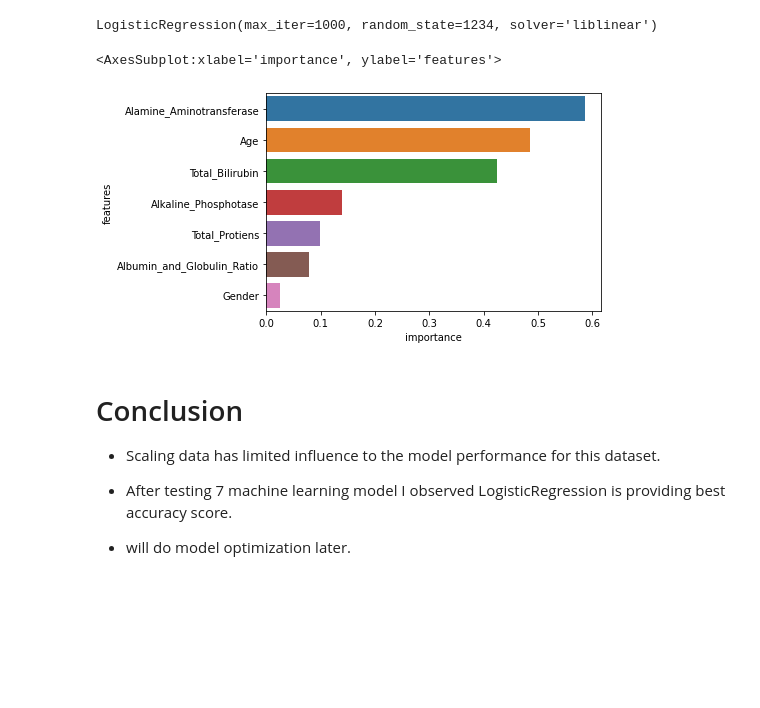
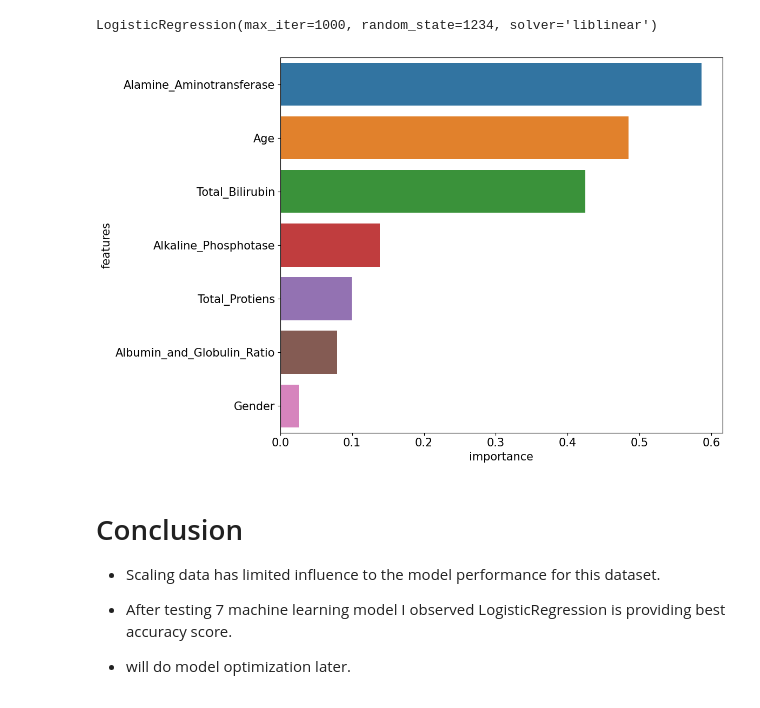
Before and after one commit to mkrout1/Healthcare_Liver_disease_prediction, a Jupyter notebook: Liver disease prediction using machine learning-git.ipynb, the cells around one changed output. Saved outputs shown, nothing was run; the diff lists cells and outputs as text; code cells hidden in the pictures; blank space fills up the shorter version.

```diff
--- a/Liver disease prediction using machine learning-git.ipynb
+++ b/Liver disease prediction using machine learning-git.ipynb
@@ -175,10 +169,14 @@ From the range of values it is quite clear that data needs normalization.
 # %% [markdown]
 ## Feature correlations
 # %%
-plt.figure(figsize=[10,8])
+# plt.rcParams.update(plt.rcParamsDefault)
+
+plt.figure(figsize=[17,15])
 sns.heatmap(data= data.corr(),annot=True,linewidths=0.5,cmap='coolwarm',
-            annot_kws={"fontsize":14},fmt='0.2f')
+            annot_kws={"fontsize":18},fmt='0.2f')
 
-# plt.tight_layout()
-# plt.savefig("images/corr1.png",facecolor='white', transparent=False)
+plt.rc('font',size=18)
+
+plt.tight_layout()
+plt.savefig("images/corr1.png",facecolor='white', transparent=False)
 # %% [output]
@@ -376,6 +377,7 @@ results_df = pd.DataFrame(np.array(results).transpose(),columns=names)
 plt.figure(figsize=[12,8])
 sns.boxplot(data=results_df)
 
-# plt.tight_layout()
-# plt.savefig("images/model_before_scaling.png",facecolor='white', transparent=False)
+plt.rc('font',size=15)
+plt.tight_layout()
+plt.savefig("images/model_before_scaling.png",facecolor='white', transparent=False)
 # %% [output]
@@ -400,5 +401,10 @@ xs.head(5)
 | 3 | 0.52 | 0.0 | 0.000000 | -0.212245 | -0.560000 | 0.142857 | ... |
 | 4 | 1.08 | 0.0 | 1.611111 | -0.106122 | -0.213333 | 0.500000 | ... |
 # %%
+plt.rcParams.update(plt.rcParamsDefault)
 xs.hist(bins=30,figsize=[10,10])
+
+plt.tight_layout()
+# plt.savefig()
+plt.savefig("images/scaled_hist.png",facecolor='white', transparent=False)
 # %% [output]
@@ -516,9 +514,9 @@ combined_results_df.head(5)
 plt.figure(figsize=[12,8])
 sns.boxplot(data=combined_results_df, x='variable',y='value',hue='scaled')
 
-# plt.rc('font',size=15)
-# plt.tight_layout()
-# plt.xlabel('models')
-# plt.savefig("images/model_comparison.png",facecolor='white', transparent=False,dpi=150)
-# plt.show()
+plt.rc('font',size=15)
+plt.tight_layout()
+plt.xlabel('models')
+plt.savefig("images/model_comparison.png",facecolor='white', transparent=False,dpi=150)
+plt.show()
 # %% [output]
@@ -540,14 +537,22 @@ lr_model.fit(xs_train,ys_train)
 # %% [output]
 LogisticRegression(max_iter=1000, random_state=1234, solver='liblinear')
 # %%
+# plt.rcParams.update(plt.rcParamsDefault)
+plt.figure(figsize=[12,8])
 feature_importance_df = pd.DataFrame()
 feature_importance_df['features'] = xs.columns
 feature_importance_df['importance'] = np.abs(lr_model.coef_[0])
 feature_importance_df.sort_values('importance',ascending=False,inplace=True)
 sns.barplot(x='importance',y='features',data=feature_importance_df)
+
+
+plt.rc('font',size=17)
+plt.tight_layout()
+# plt.xlabel('models')
+plt.savefig("images/feature_importance.png",facecolor='white', transparent=False,dpi=150)
+plt.show()
 # %% [output]
-<AxesSubplot:xlabel='importance', ylabel='features'>
-[figure, old version]
+[figure, new version]
 # %% [markdown]
 # Conclusion
 - Scaling data has limited influence to the model performance for this dataset.
```
Also changed, not shown: parts of 12 cells of this notebook, 9 other files.
